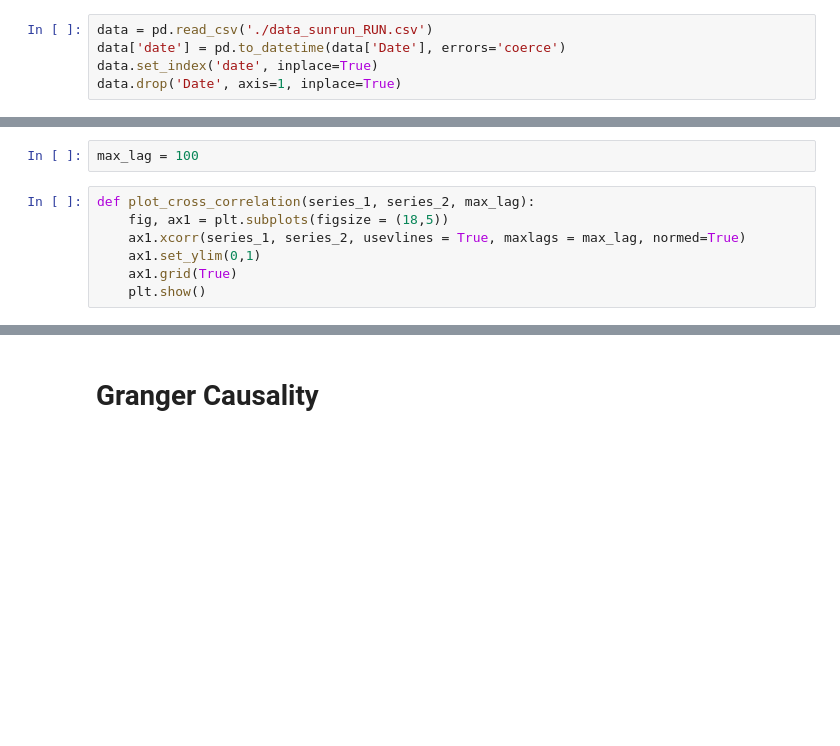
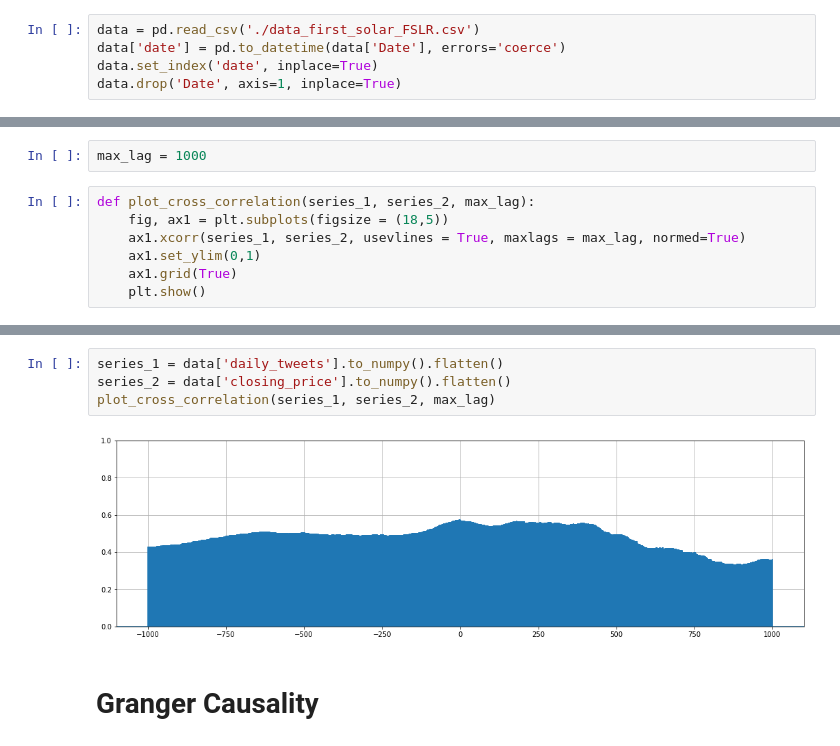
Before and after one commit to roldanjrgl/bds_green_investing, a Jupyter notebook: final_workspace/general_analysis_v2/first_solar/full_analysis_general.ipynb, the cells around one changed output, grey strips where cells are left out. Saved outputs shown, nothing was run; the diff lists cells and outputs as text; blank space fills up the shorter version.

Commit message:
done with plots and granger causality

```diff
--- a/final_workspace/general_analysis_v2/first_solar/full_analysis_general.ipynb
+++ b/final_workspace/general_analysis_v2/first_solar/full_analysis_general.ipynb
@@ -11,7 +11,7 @@ from statsmodels.tsa.stattools import grangercausalitytests
 # %% [markdown]
 # Import Data
 # %%
-data = pd.read_csv('./data_sunrun_RUN.csv')
+data = pd.read_csv('./data_first_solar_FSLR.csv')
 data['date'] = pd.to_datetime(data['Date'], errors='coerce')
 data.set_index('date', inplace=True)
 data.drop('Date', axis=1, inplace=True)
@@ -28,7 +55,7 @@ data_normalized
 # %% [markdown]
 # Lag Analysis
 # %%
-max_lag = 100
+max_lag = 1000
 # %%
 def plot_cross_correlation(series_1, series_2, max_lag):
     fig, ax1 = plt.subplots(figsize = (18,5))
@@ -51,3 +84,9 @@ plot_cross_correlation(series_1, series_2, max_lag)
+# %%
+series_1 = data['daily_tweets'].to_numpy().flatten()
+series_2 = data['closing_price'].to_numpy().flatten()
+plot_cross_correlation(series_1, series_2, max_lag)
+# %% [output]
+[figure, added]
 # %% [markdown]
 # Granger Causality
 # %%
```
Also changed, not shown: parts of 7 cells of this notebook, 1 other file.
